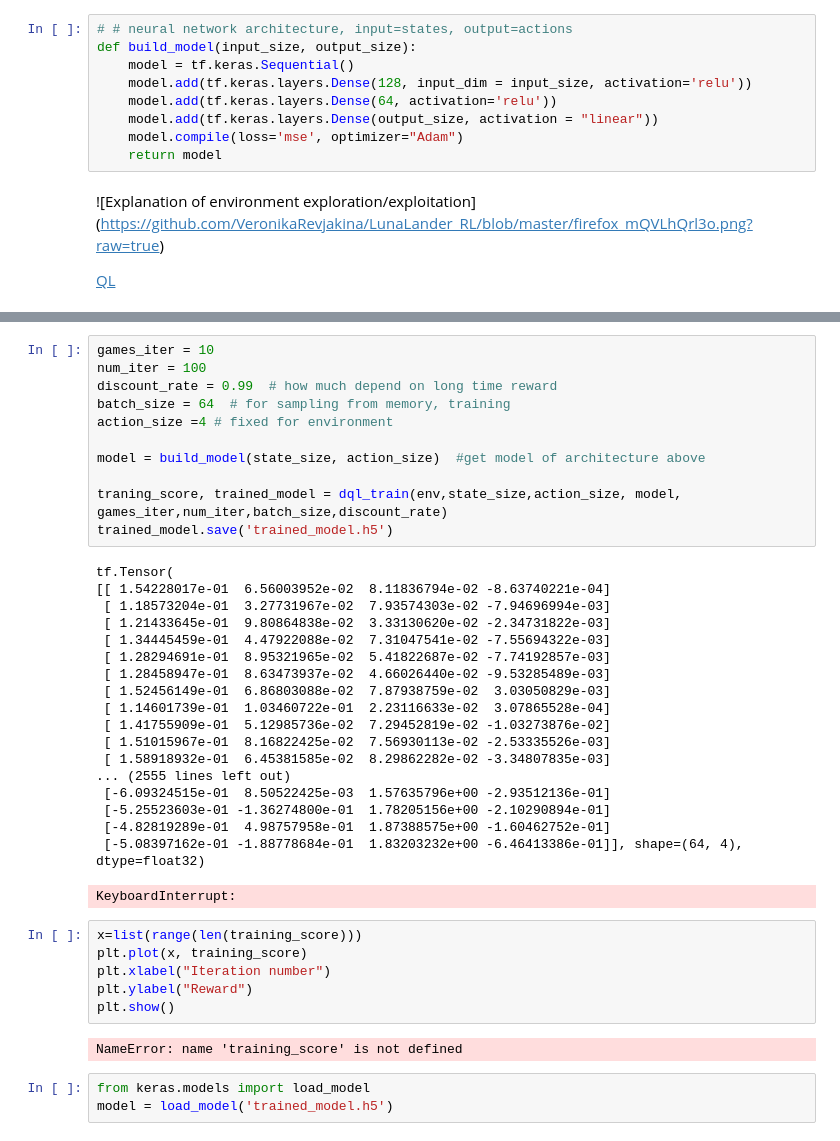
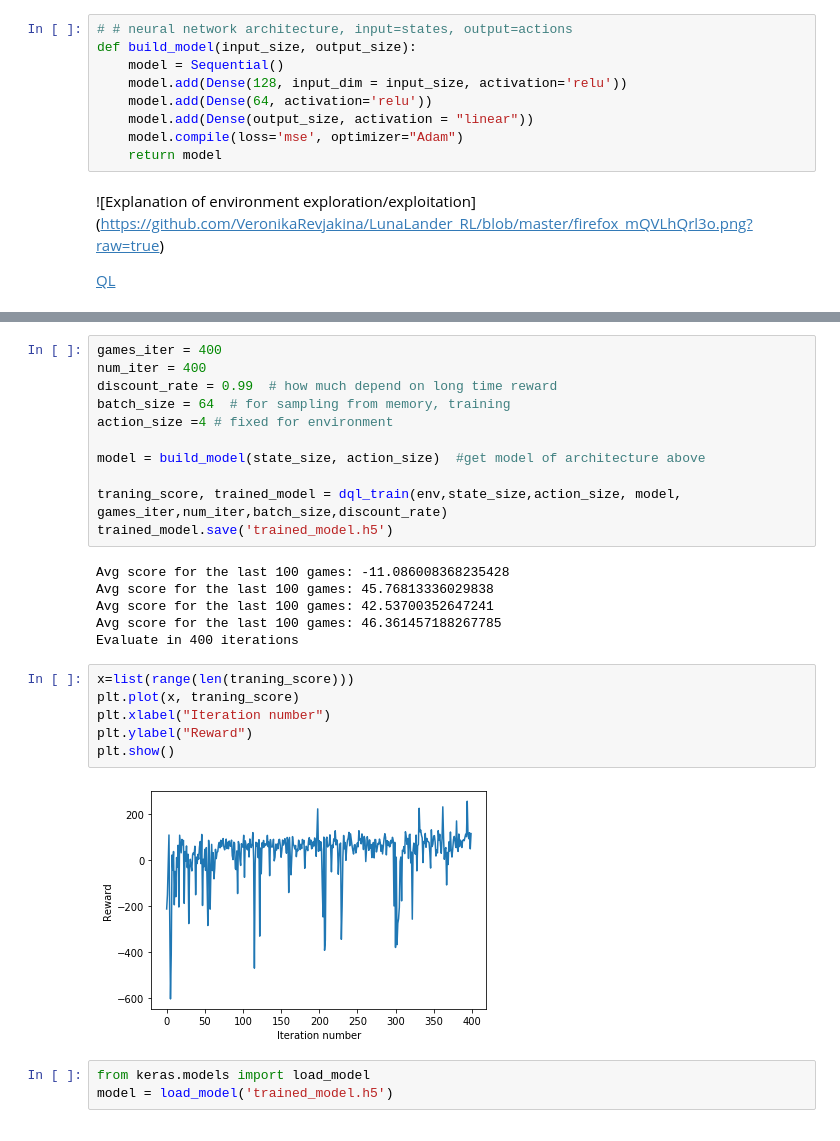
Before and after one commit to VeronikaRevjakina/LunaLander_RL, a Jupyter notebook: LunaLander.ipynb, the cells around one changed output, grey strips where cells are left out. Saved outputs shown, nothing was run; the diff lists cells and outputs as text.

```diff
--- a/LunaLander.ipynb
+++ b/LunaLander.ipynb
@@ -35,10 +37,10 @@ Box(8,)
 # %%
 # # neural network architecture, input=states, output=actions
 def build_model(input_size, output_size):
-    model = tf.keras.Sequential()
-    model.add(tf.keras.layers.Dense(128, input_dim = input_size, activation='relu'))
-    model.add(tf.keras.layers.Dense(64, activation='relu'))
-    model.add(tf.keras.layers.Dense(output_size, activation = "linear"))
+    model = Sequential()
+    model.add(Dense(128, input_dim = input_size, activation='relu'))
+    model.add(Dense(64, activation='relu'))
+    model.add(Dense(output_size, activation = "linear"))
     model.compile(loss='mse', optimizer="Adam")
     return model
 # %% [markdown]
@@ -142,8 +169,8 @@ def dql_train(env, state_size, action_size, model, train_games_num, max_steps_in
     print(f"Evaluate in {game+1} iterations")
     return scores, model
 # %%
-games_iter = 10
-num_iter = 100
+games_iter = 400
+num_iter = 400
 discount_rate = 0.99  # how much depend on long time reward
 batch_size = 64  # for sampling from memory, training
 action_size =4 # fixed for environment
@@ -153,32 +180,19 @@ model = build_model(state_size, action_size)  #get model of architecture above
 traning_score, trained_model = dql_train(env,state_size,action_size, model, games_iter,num_iter,batch_size,discount_rate)
 trained_model.save('trained_model.h5')
 # %% [output]
-tf.Tensor(
-[[ 1.54228017e-01  6.56003952e-02  8.11836794e-02 -8.63740221e-04]
- [ 1.18573204e-01  3.27731967e-02  7.93574303e-02 -7.94696994e-03]
- [ 1.21433645e-01  9.80864838e-02  3.33130620e-02 -2.34731822e-03]
- [ 1.34445459e-01  4.47922088e-02  7.31047541e-02 -7.55694322e-03]
- [ 1.28294691e-01  8.95321965e-02  5.41822687e-02 -7.74192857e-03]
- [ 1.28458947e-01  8.63473937e-02  4.66026440e-02 -9.53285489e-03]
- [ 1.52456149e-01  6.86803088e-02  7.87938759e-02  3.03050829e-03]
- [ 1.14601739e-01  1.03460722e-01  2.23116633e-02  3.07865528e-04]
- [ 1.41755909e-01  5.12985736e-02  7.29452819e-02 -1.03273876e-02]
- [ 1.51015967e-01  8.16822425e-02  7.56930113e-02 -2.53335526e-03]
- [ 1.58918932e-01  6.45381585e-02  8.29862282e-02 -3.34807835e-03]
-... (2555 lines left out)
- [-6.09324515e-01  8.50522425e-03  1.57635796e+00 -2.93512136e-01]
- [-5.25523603e-01 -1.36274800e-01  1.78205156e+00 -2.10290894e-01]
- [-4.82819289e-01  4.98757958e-01  1.87388575e+00 -1.60462752e-01]
- [-5.08397162e-01 -1.88778684e-01  1.83203232e+00 -6.46413386e-01]], shape=(64, 4), dtype=float32)
+Avg score for the last 100 games: -11.086008368235428
+Avg score for the last 100 games: 45.76813336029838
+Avg score for the last 100 games: 42.53700352647241
+Avg score for the last 100 games: 46.361457188267785
+Evaluate in 400 iterations
-KeyboardInterrupt:
 # %%
-x=list(range(len(training_score)))
-plt.plot(x, training_score)
+x=list(range(len(traning_score)))
+plt.plot(x, traning_score)
 plt.xlabel("Iteration number")
 plt.ylabel("Reward")
 plt.show()
 # %% [output]
-NameError: name 'training_score' is not defined
+[figure, added]
 # %%
 from keras.models import load_model
 model = load_model('trained_model.h5')
```
Also changed, not shown: parts of 5 cells of this notebook, 1 other file.
